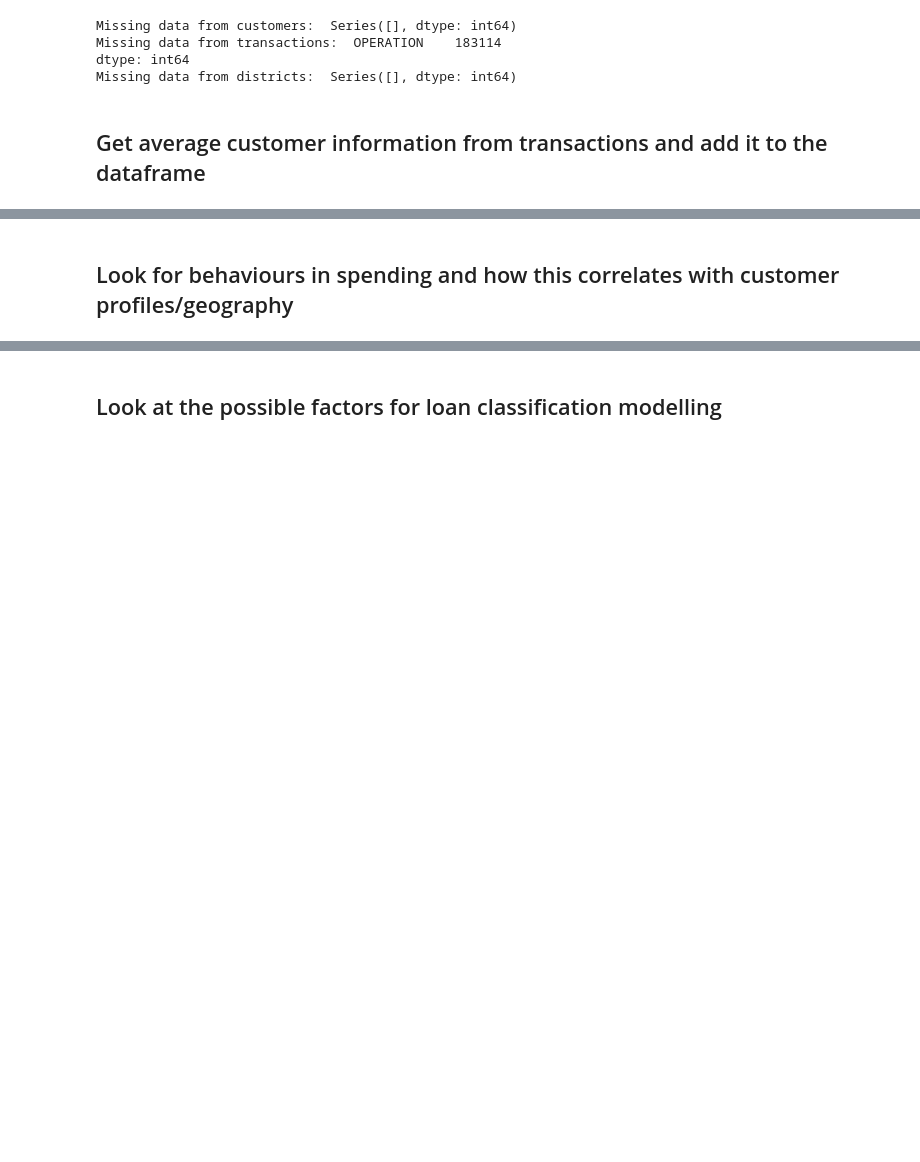
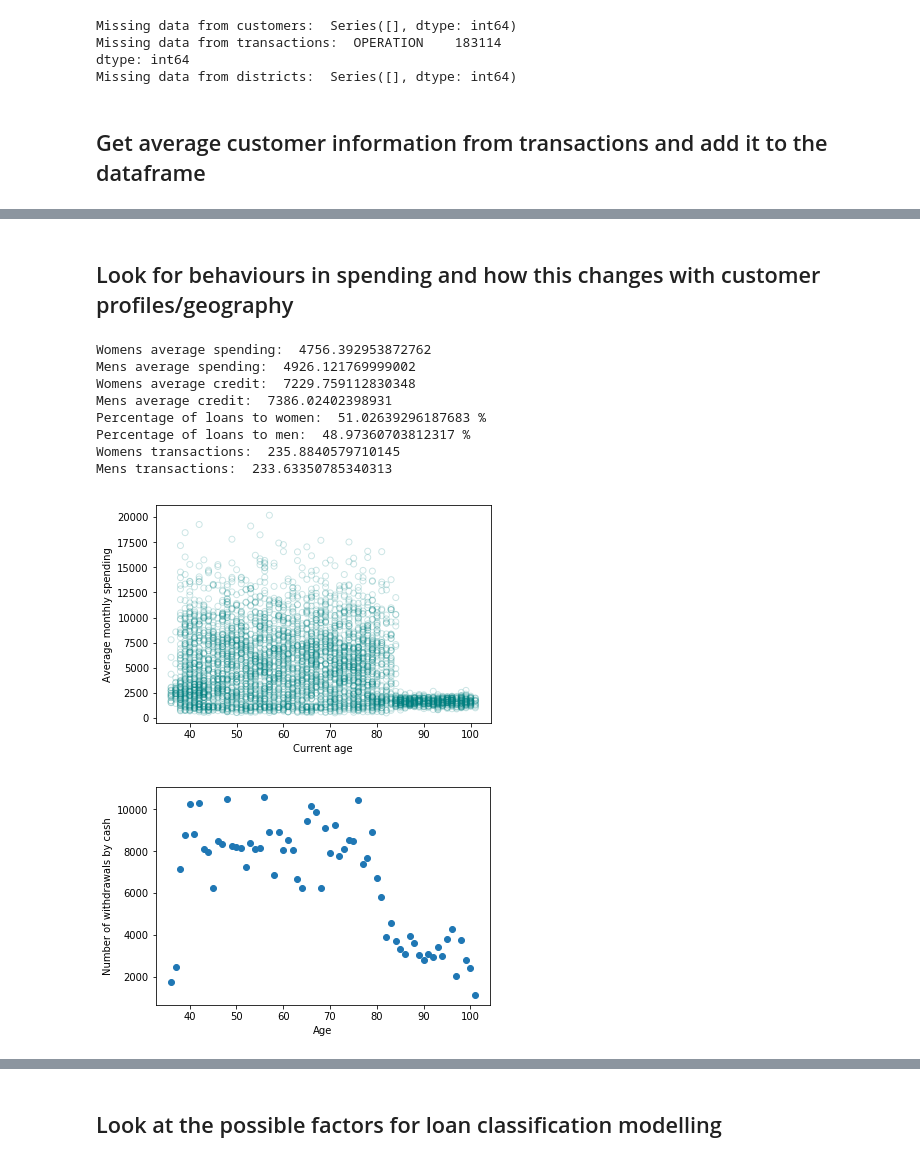
Before and after one commit to astkholl/seb_data_challenge, a Jupyter notebook: seb_dc_final.ipynb, the cells around one changed output, grey strips where cells are left out. Drawn from its saved outputs; the diff is of its cells as text; code cells hidden in the pictures; blank space fills up the shorter version.

```diff
--- a/seb_dc_final.ipynb
+++ b/seb_dc_final.ipynb
@@ -61,5 +61,66 @@ Average number of transactions per customer =  234.737777778
 # %% [markdown]
-## Look for behaviours in spending and how this correlates with customer profiles/geography
+## Look for behaviours in spending and how this changes with customer profiles/geography
+# %%
+# Look at spending of each gender
+
+women_spending = customers['AVG_MONTHLY_WITH'][customers['GENDER'] == 'F']
+men_spending = customers['AVG_MONTHLY_WITH'][customers['GENDER'] == 'M']
+
+women_credit = customers['AVG_MONTHLY_CRED'][customers['GENDER'] == 'F']
+men_credit = customers['AVG_MONTHLY_CRED'][customers['GENDER'] == 'M']
+
+print('Womens average spending: ',women_spending.mean())
+print('Mens average spending: ',men_spending.mean())
+print('Womens average credit: ',women_credit.mean())
+print('Mens average credit: ',men_credit.mean())
+
+loanlist = customers['ACCOUNT_ID'][customers['LOAN'] == 1]
+nonloanlist = customers['ACCOUNT_ID'][customers['LOAN'] == 0]
+
+women_loans = len(customers['GENDER'][(customers['ACCOUNT_ID'].isin(loanlist)) & (customers['GENDER'] == 'F')])
+men_loans = len(customers['GENDER'][(customers['ACCOUNT_ID'].isin(loanlist)) & (customers['GENDER'] == 'M')])
+
+total_loans = len(loanlist)
+
+print('Percentage of loans to women: ',(women_loans/total_loans)*100.,'%')
+print('Percentage of loans to men: ',(men_loans/total_loans)*100.,'%')
+
+
+women_trans = customers['TRANSACTION_NUM'][customers['GENDER'] == 'F']
+men_trans = customers['TRANSACTION_NUM'][customers['GENDER'] == 'M']
+
+print('Womens transactions: ',women_trans.mean())
+print('Mens transactions: ',men_trans.mean())
+
+#spending based on age
+
+plt.figure()
+plt.scatter(customers['AGE'],customers['AVG_MONTHLY_WITH'],alpha=0.2,facecolors='none',edgecolors='teal')
+plt.ylabel('Average monthly spending')
+plt.xlabel('Current age')
+plt.savefig('age_spending.png',bbox_inches='tight')
+
+## withdrawal in cash vs age
+
+operations = transactions.groupby(['AGE','OPERATION'],as_index=False).count()
+with_cash = operations[operations['OPERATION'] == 'WITHDRAWAL_IN_CASH']
+
+plt.figure()
+plt.scatter(with_cash['AGE'],with_cash['ACCOUNT_ID'])
+plt.xlabel('Age')
+plt.ylabel('Number of withdrawals by cash')
+plt.savefig('with_by_age.png',bbox_inches='tight')
+# %% [output]
+Womens average spending:  4756.392953872762
+Mens average spending:  4926.121769999002
+Womens average credit:  7229.759112830348
+Mens average credit:  7386.02402398931
+Percentage of loans to women:  51.02639296187683 %
+Percentage of loans to men:  48.97360703812317 %
+Womens transactions:  235.8840579710145
+Mens transactions:  233.63350785340313
+[figure, added]
+[figure, added]
 # %%
 #calculate the average monthly spend (withdrawal) over all customers
 
```
Also changed, not shown: parts of 19 cells of this notebook.
